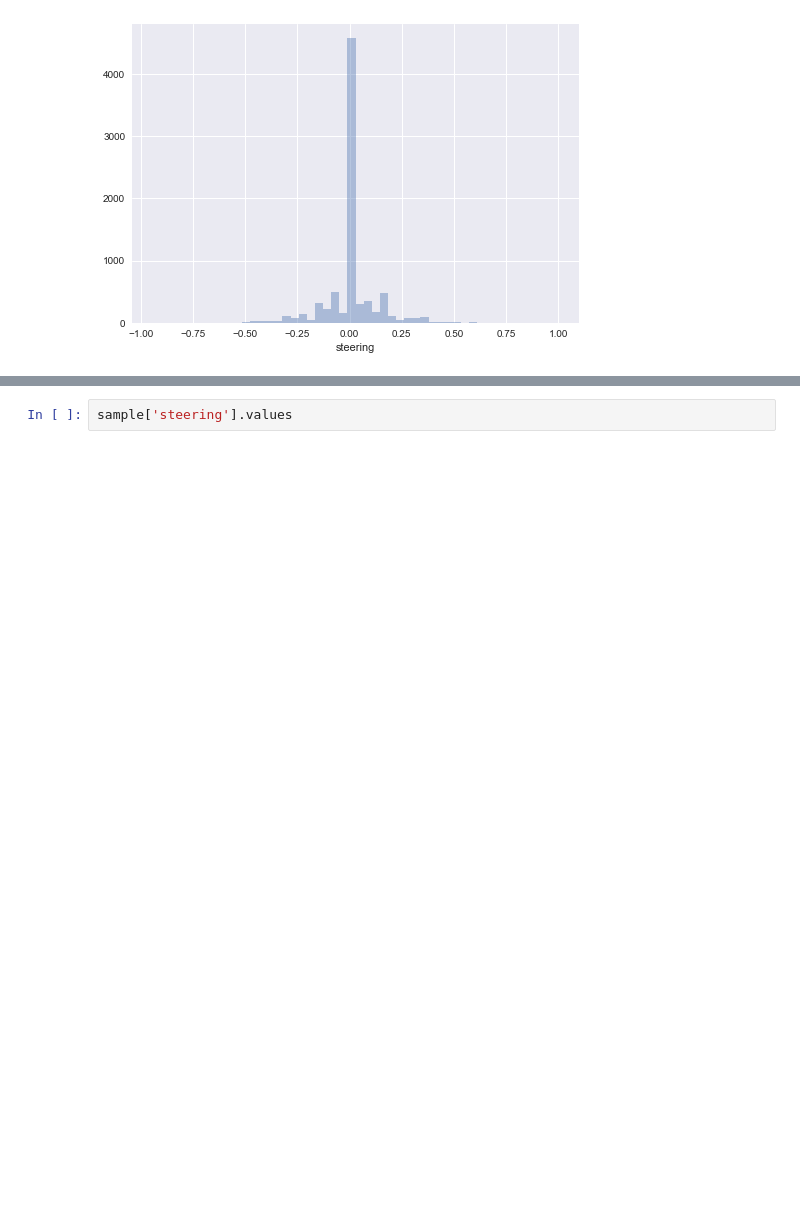
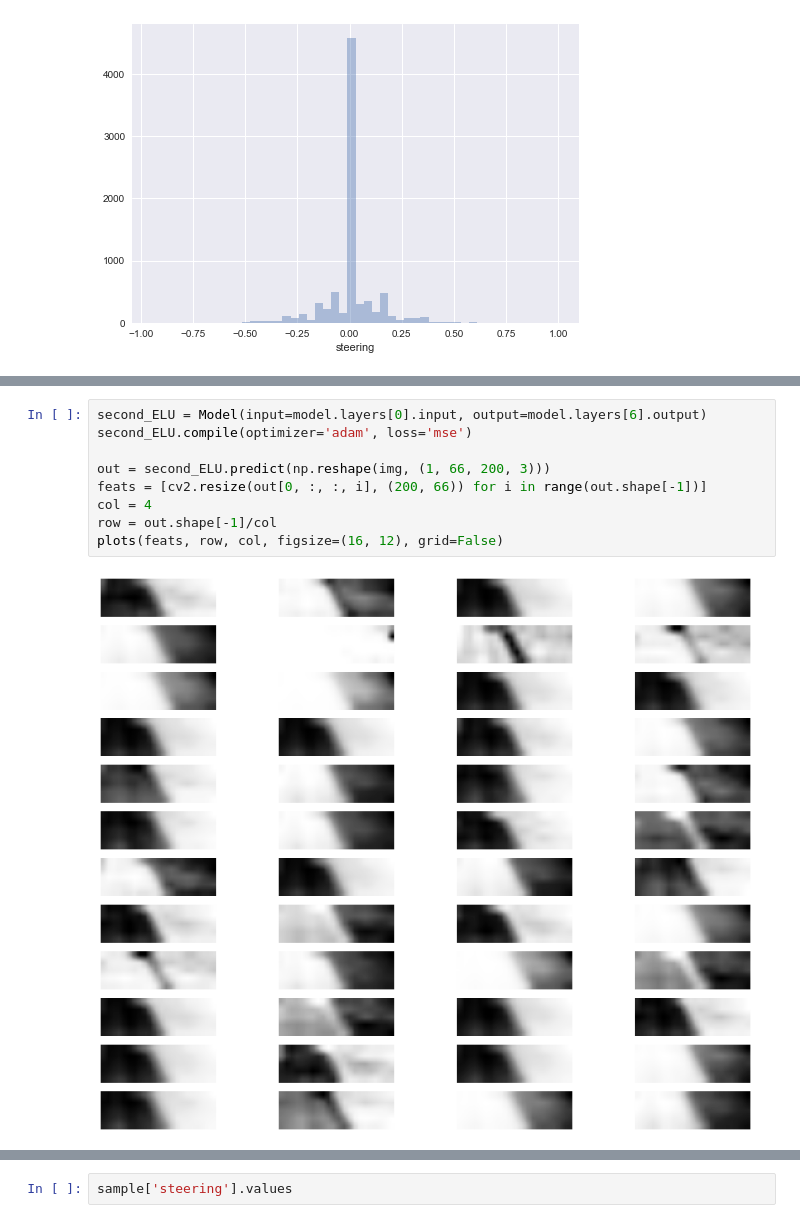
Before and after one commit to harinando/sdc-advanced-lane-lines, a Jupyter notebook: CarND-Behavioral-Training/data_exploration.ipynb, the cells around one changed output, grey strips where cells are left out. Drawn from its saved outputs; the diff is of its cells as text; blank space fills up the shorter version.

```diff
--- a/CarND-Behavioral-Training/data_exploration.ipynb
+++ b/CarND-Behavioral-Training/data_exploration.ipynb
@@ -137,3 +110,14 @@ x = np.array([ cv2.imread('data/{}'.format(basename)) for basename in batch['cen
+# %%
+second_ELU = Model(input=model.layers[0].input, output=model.layers[6].output)
+second_ELU.compile(optimizer='adam', loss='mse')
+
+out = second_ELU.predict(np.reshape(img, (1, 66, 200, 3)))
+feats = [cv2.resize(out[0, :, :, i], (200, 66)) for i in range(out.shape[-1])]
+col = 4
+row = out.shape[-1]/col
+plots(feats, row, col, figsize=(16, 12), grid=False)
+# %% [output]
+[figure, added]
 # %%
 reload(transformations)
 reload(loader)
```
Also changed, not shown: parts of 23 cells of this notebook, 4 other files.
